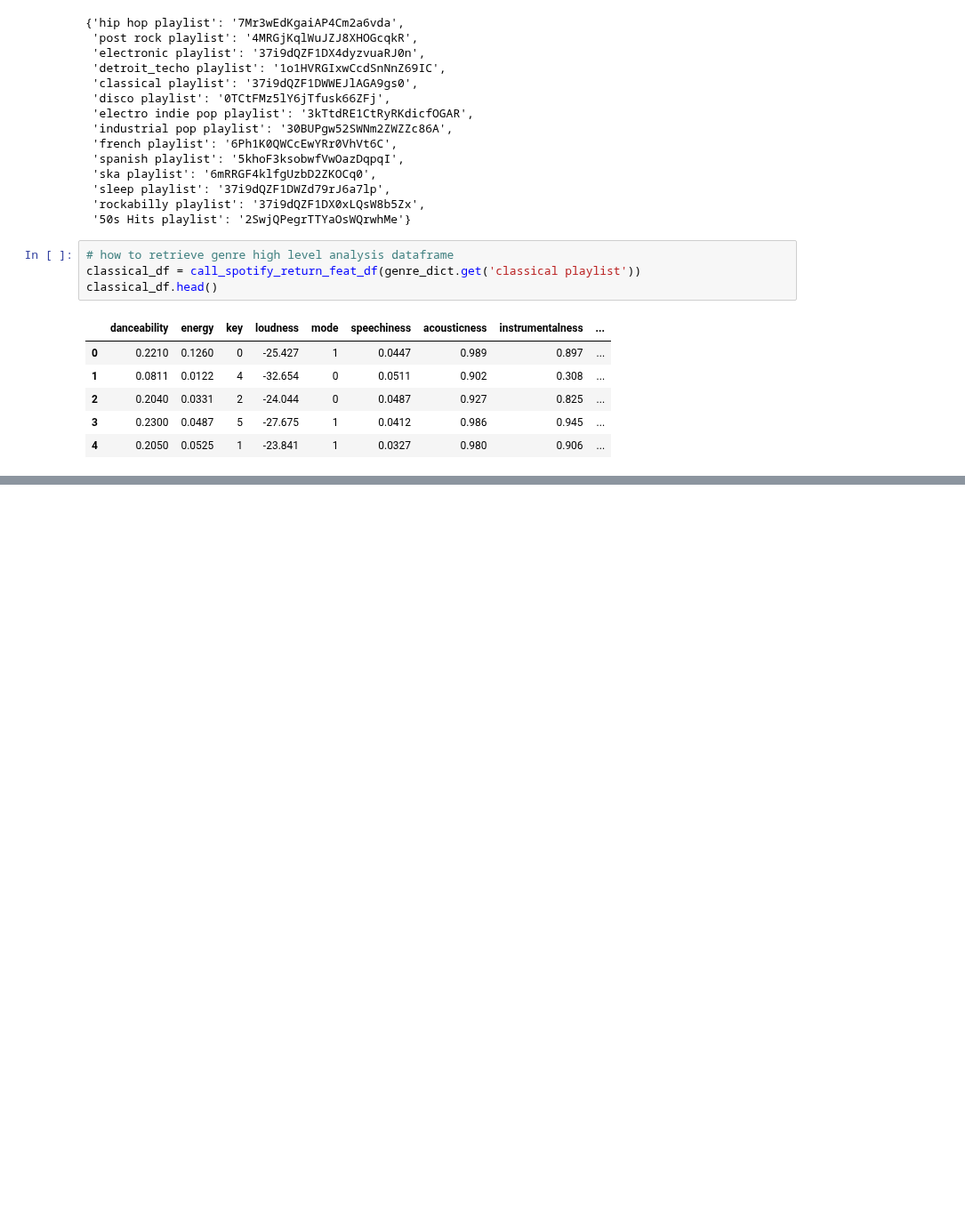
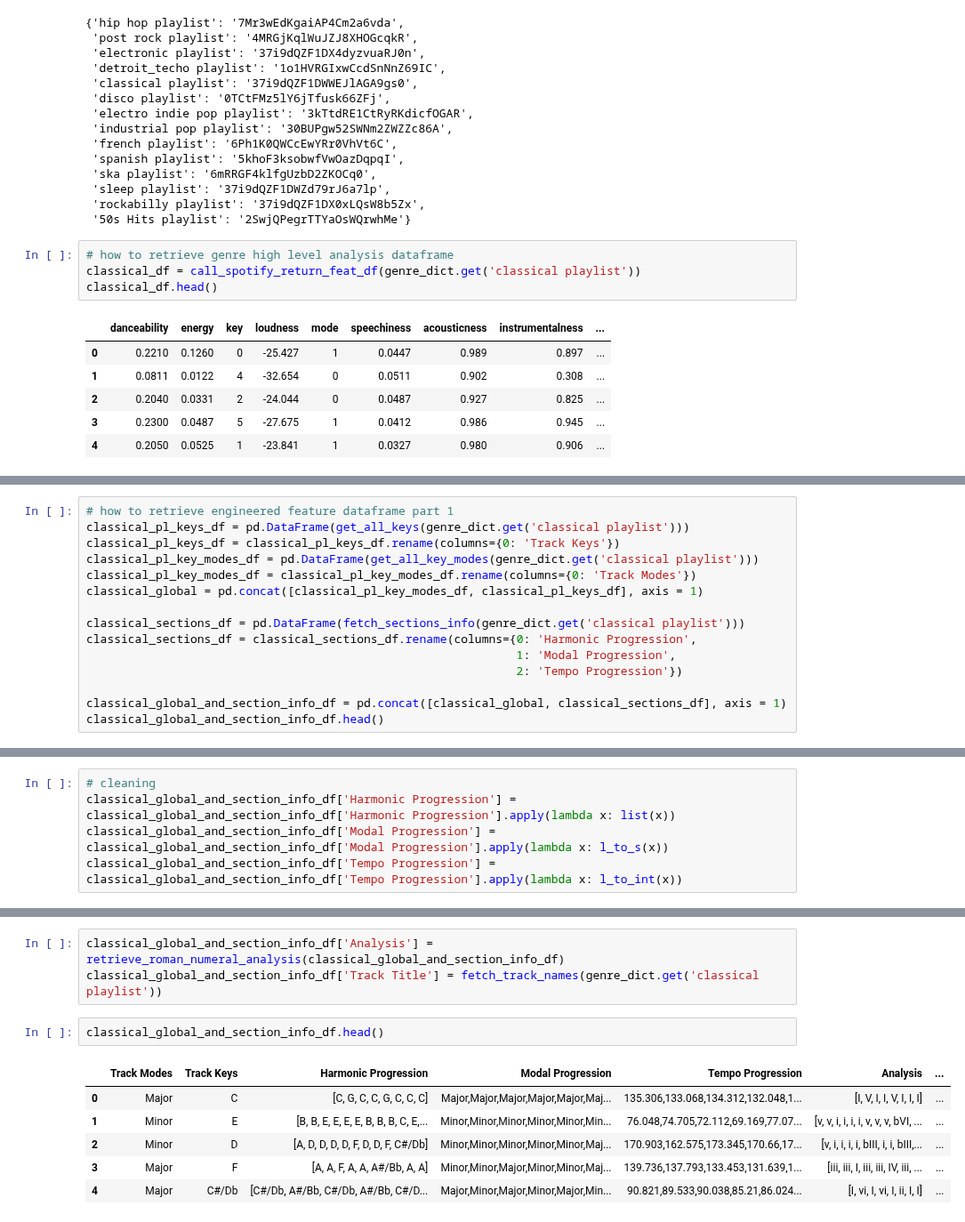
Before and after one commit to FinchMF/Classification_Models, a Jupyter notebook: Using_Data_Gathering_Utilities.ipynb, the cells around one changed output, grey strips where cells are left out. Shown at 89% size. Cells and saved outputs as stored; diff of their text form; blank space fills up the shorter version.

```diff
--- a/Using_Data_Gathering_Utilities.ipynb
+++ b/Using_Data_Gathering_Utilities.ipynb
@@ -48,0 +58,15 @@ classical_df.head()
+# %%
+# how to retrieve engineered feature dataframe part 1
+classical_pl_keys_df = pd.DataFrame(get_all_keys(genre_dict.get('classical playlist')))
+classical_pl_keys_df = classical_pl_keys_df.rename(columns={0: 'Track Keys'})
+classical_pl_key_modes_df = pd.DataFrame(get_all_key_modes(genre_dict.get('classical playlist')))
+classical_pl_key_modes_df = classical_pl_key_modes_df.rename(columns={0: 'Track Modes'})
+classical_global = pd.concat([classical_pl_key_modes_df, classical_pl_keys_df], axis = 1)
+
+classical_sections_df = pd.DataFrame(fetch_sections_info(genre_dict.get('classical playlist')))
+classical_sections_df = classical_sections_df.rename(columns={0: 'Harmonic Progression',
+                                                              1: 'Modal Progression',
+                                                              2: 'Tempo Progression'})
+
+classical_global_and_section_info_df = pd.concat([classical_global, classical_sections_df], axis = 1)
+classical_global_and_section_info_df.head()
@@ -48,0 +115,5 @@ classical_df.head()
+# %%
+# cleaning
+classical_global_and_section_info_df['Harmonic Progression'] = classical_global_and_section_info_df['Harmonic Progression'].apply(lambda x: list(x))
+classical_global_and_section_info_df['Modal Progression'] = classical_global_and_section_info_df['Modal Progression'].apply(lambda x: l_to_s(x))
+classical_global_and_section_info_df['Tempo Progression'] = classical_global_and_section_info_df['Tempo Progression'].apply(lambda x: l_to_int(x))
@@ -48,0 +130,12 @@ classical_df.head()
+# %%
+classical_global_and_section_info_df['Analysis'] = retrieve_roman_numeral_analysis(classical_global_and_section_info_df)
+classical_global_and_section_info_df['Track Title'] = fetch_track_names(genre_dict.get('classical playlist'))
+# %%
+classical_global_and_section_info_df.head()
+# %% [output]
+|  | Track Modes | Track Keys | Harmonic Progression | Modal Progression | Tempo Progression | Analysis | ... |
+| 0 | Major | C | [C, G, C, C, G, C, C, C] | Major,Major,Major,Major,Major,Maj... | 135.306,133.068,134.312,132.048,1... | [I, V, I, I, V, I, I, I] | ... |
+| 1 | Minor | E | [B, B, E, E, E, E, B, B, B, C, E,... | Minor,Minor,Minor,Minor,Minor,Min... | 76.048,74.705,72.112,69.169,77.07... | [v, v, i, i, i, i, v, v, v, bVI, ... | ... |
+| 2 | Minor | D | [A, D, D, D, D, F, D, D, F, C#/Db] | Minor,Minor,Minor,Minor,Minor,Maj... | 170.903,162.575,173.345,170.66,17... | [v, i, i, i, i, bIII, i, i, bIII,... | ... |
+| 3 | Major | F | [A, A, F, A, A, A#/Bb, A, A] | Minor,Minor,Major,Minor,Minor,Maj... | 139.736,137.793,133.453,131.639,1... | [iii, iii, I, iii, iii, IV, iii, ... | ... |
+| 4 | Major | C#/Db | [C#/Db, A#/Bb, C#/Db, A#/Bb, C#/D... | Major,Minor,Major,Minor,Major,Min... | 90.821,89.533,90.038,85.21,86.024... | [I, vi, I, vi, I, ii, I, I] | ... |
```
Also changed, not shown: parts of 24 cells of this notebook, 3 other files.
